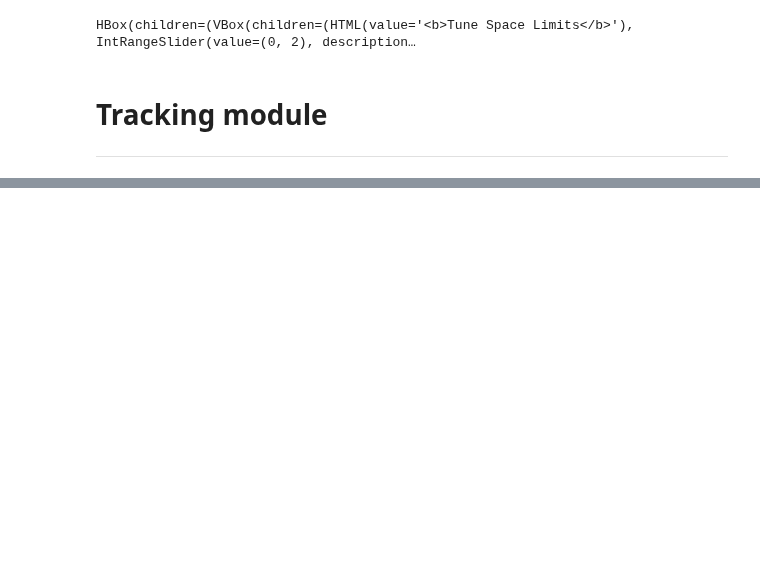
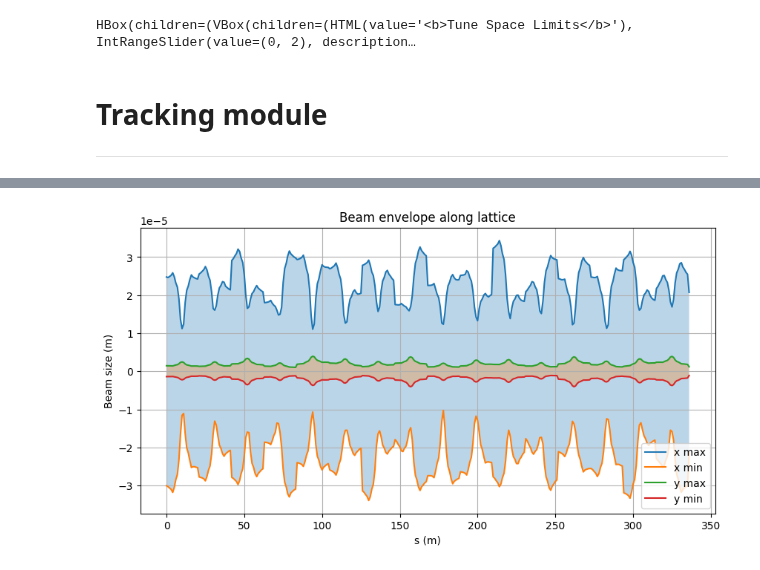
Before and after one commit to WindBrekker/IPAC26-pyAT-interface, a Jupyter notebook: pyAT_interface_Colab.ipynb, the cells around one changed output, grey strips where cells are left out. Saved outputs shown, nothing was run; the diff lists cells and outputs as text; code cells hidden in the pictures; blank space fills up the shorter version.

```diff
--- a/pyAT_interface_Colab.ipynb
+++ b/pyAT_interface_Colab.ipynb
@@ -1391,3 +1381,45 @@ button9.on_click(on_button_clicked9)
 # %% [output]
 [interactive output not drawn]
 [interactive output not drawn]
+# %%
+
+def plot_envelope():
+
+    # współrzędna s
+    s_plot = s[:X_out_beam.shape[2]]
+
+    # ===== X envelope =====
+    x_max = np.max(X_out_beam[0, :, :, 0], axis=0)
+    x_min = np.min(X_out_beam[0, :, :, 0], axis=0)
+
+    # ===== Y envelope =====
+    y_max = np.max(X_out_beam[2, :, :, 0], axis=0)
+    y_min = np.min(X_out_beam[2, :, :, 0], axis=0)
+
+    plt.figure(figsize=(10,5))
+
+    # X
+    plt.plot(s_plot, x_max, label='x max')
+    plt.plot(s_plot, x_min, label='x min')
+
+    # Y
+    plt.plot(s_plot, y_max, label='y max')
+    plt.plot(s_plot, y_min, label='y min')
+
+    # wypełnienie obwiedni
+    plt.fill_between(s_plot, x_min, x_max, alpha=0.3)
+    plt.fill_between(s_plot, y_min, y_max, alpha=0.3)
+
+    plt.xlabel('s (m)')
+    plt.ylabel('Beam size (m)')
+    plt.title('Beam envelope along lattice')
+
+    plt.legend()
+    plt.grid(True)
+
+    plt.show()
+
+
+plot_envelope()
+# %% [output]
+[figure, added]
```
Also changed, not shown: parts of 6 cells of this notebook.
